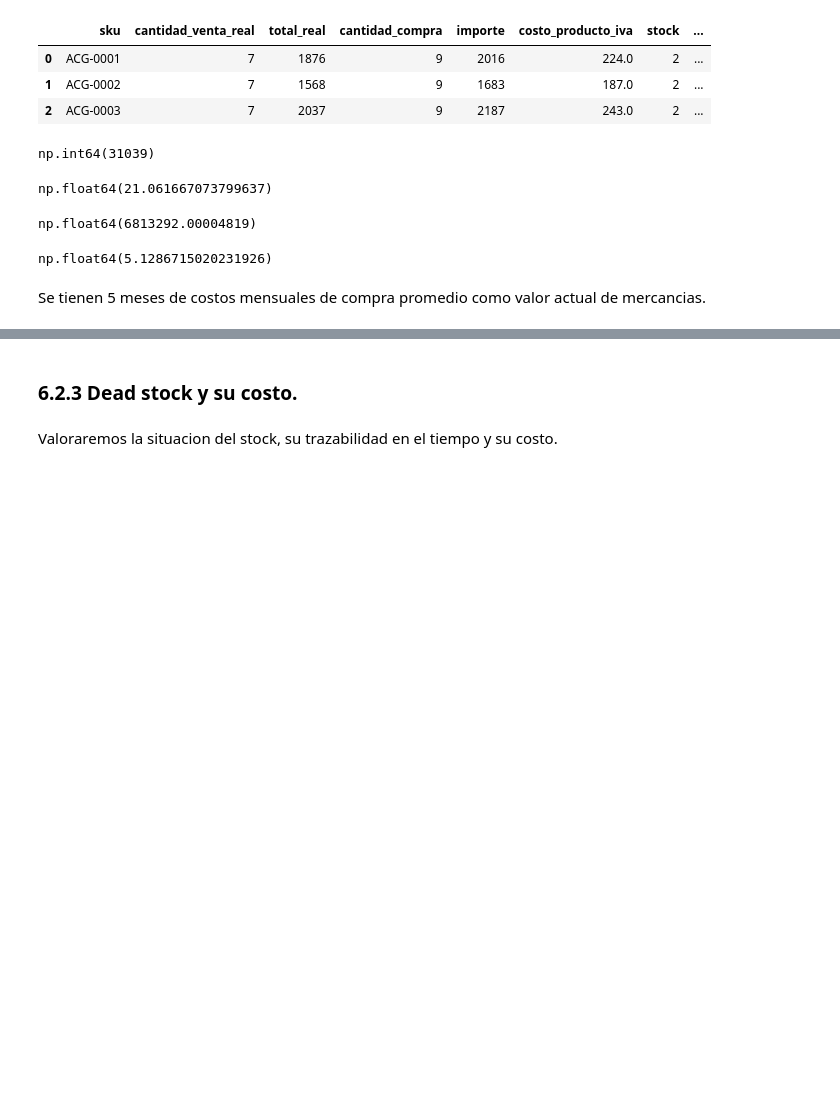
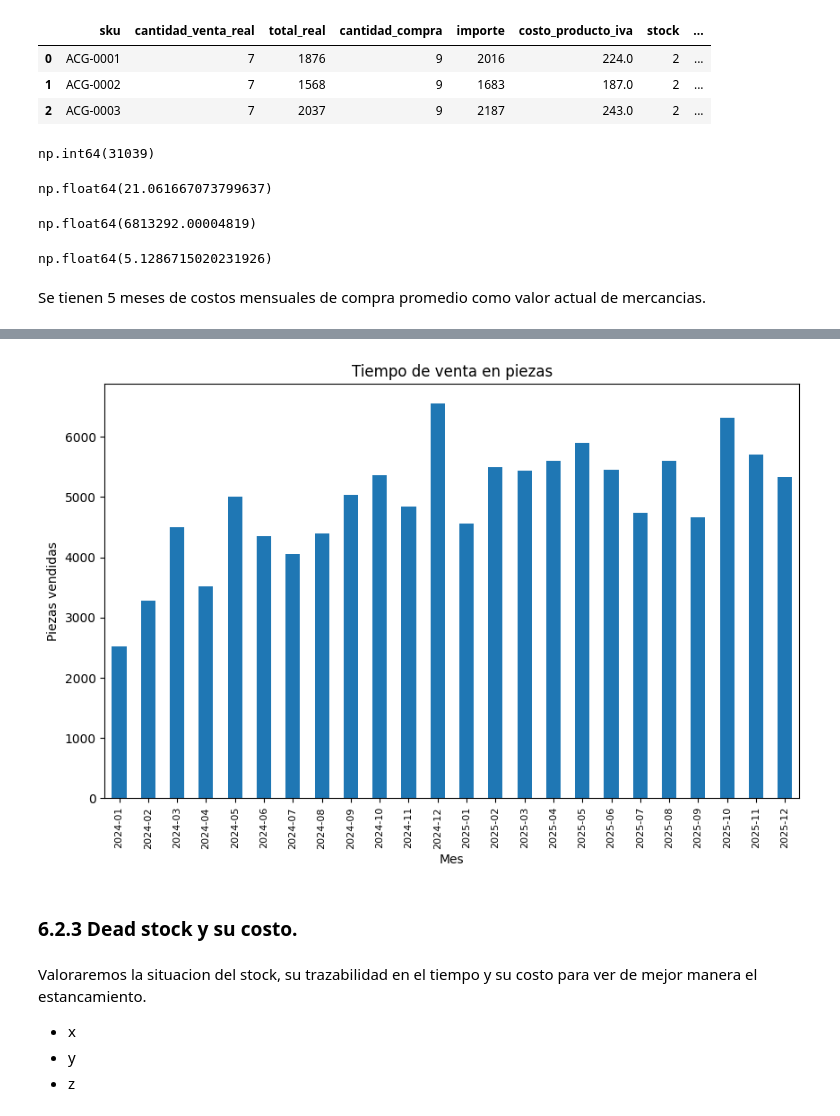
Before and after one commit to Adrian-estrada-chavez/clothing-sales-roi-analysis, a Jupyter notebook: Clothing_sales_roi_analysis.ipynb, the cells around one changed output, grey strips where cells are left out. Saved outputs shown, nothing was run; the diff lists cells and outputs as text; code cells hidden in the pictures; blank space fills up the shorter version.

```diff
--- a/Clothing_sales_roi_analysis.ipynb
+++ b/Clothing_sales_roi_analysis.ipynb
@@ -1383,4 +1389,17 @@ dtype: float64
+# %%
+# Grafico de trazabilidad de venta
+(meses_stock.groupby('cohorte_venta')['meses_hasta_venta'].count()).plot(kind='bar', x='cohorte_venta',y='meses_hasta_venta',figsize=(10,6))
+plt.title('Tiempo de venta en piezas')
+plt.xlabel('Mes')
+plt.ylabel('Piezas vendidas')
+plt.xticks(rotation=90,fontsize=8)
+plt.show()
+# %% [output]
+[figure, added]
 # %% [markdown]
 ### 6.2.3 Dead stock y su costo.
 # %% [markdown]
-Valoraremos la situacion del stock, su trazabilidad en el tiempo y su costo.
+Valoraremos la situacion del stock, su trazabilidad en el tiempo y su costo para ver de mejor manera el estancamiento.
+- x
+- y
+- z
```
Also changed, not shown: parts of 8 cells of this notebook.
